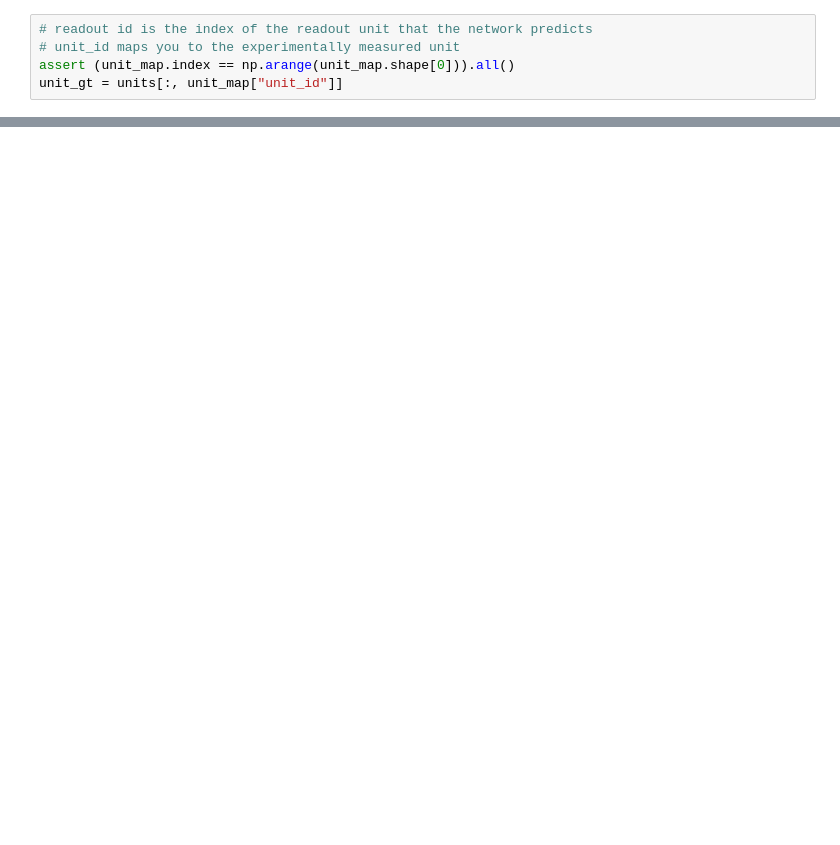
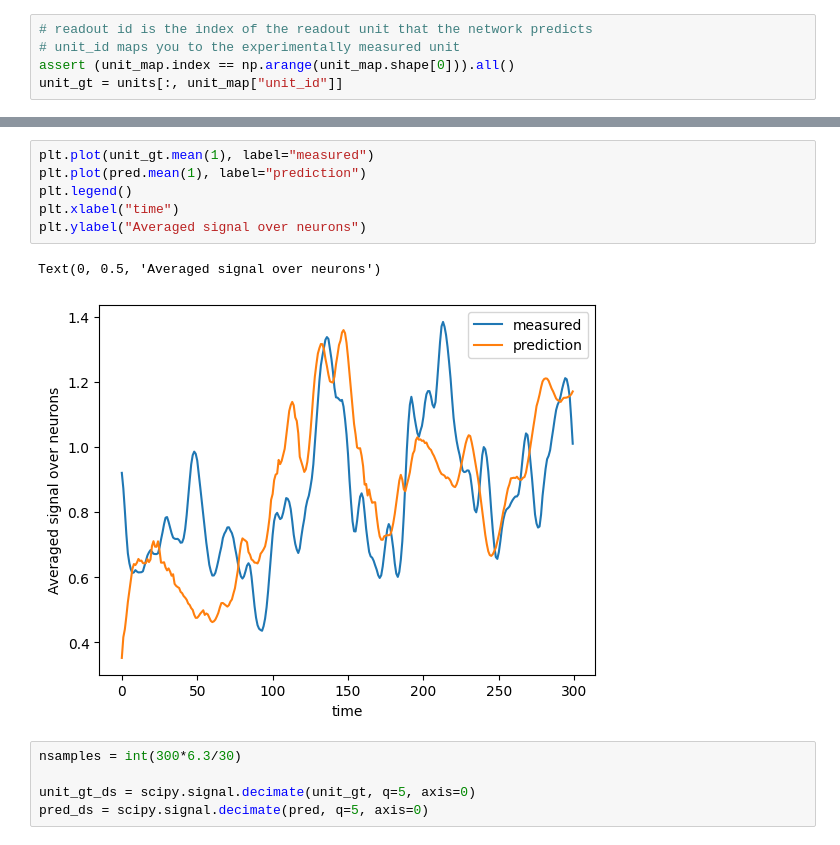
Before and after one commit to vijk777/fnn, a Jupyter notebook: demos/tinker.ipynb, the cells around one changed output, grey strips where cells are left out. Drawn from its saved outputs; the diff is of its cells as text; blank space fills up the shorter version.

```diff
--- a/demos/tinker.ipynb
+++ b/demos/tinker.ipynb
@@ -162,0 +193,14 @@ Text(0, 0.5, 'Time')
+# %%
+plt.plot(unit_gt.mean(1), label="measured")
+plt.plot(pred.mean(1), label="prediction")
+plt.legend()
+plt.xlabel("time")
+plt.ylabel("Averaged signal over neurons")
+# %% [output]
+Text(0, 0.5, 'Averaged signal over neurons')
+[figure, added]
+# %%
+nsamples = int(300*6.3/30)
+
+unit_gt_ds = scipy.signal.decimate(unit_gt, q=5, axis=0)
+pred_ds = scipy.signal.decimate(pred, q=5, axis=0)
```
Also changed, not shown: parts of 47 cells of this notebook.
